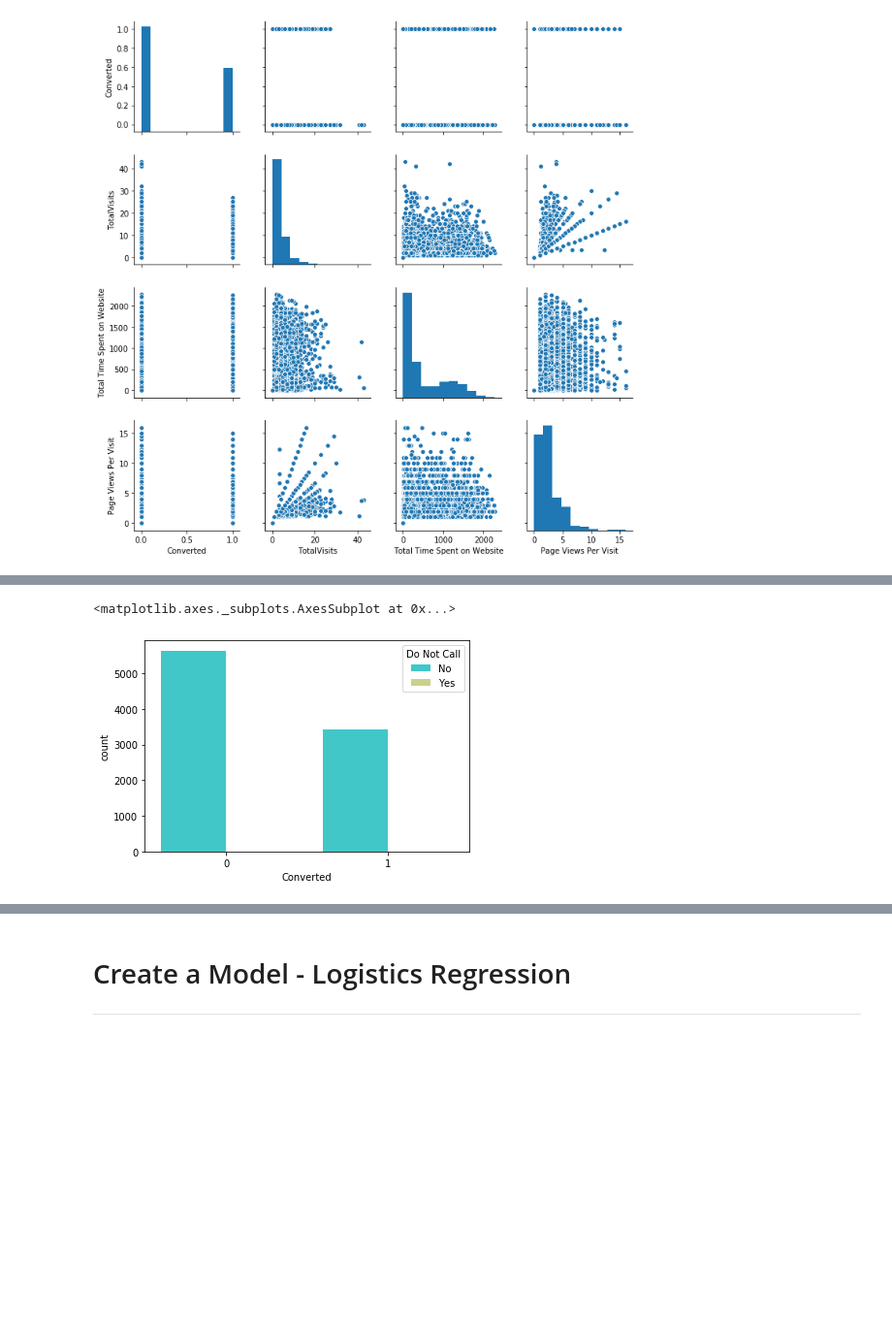
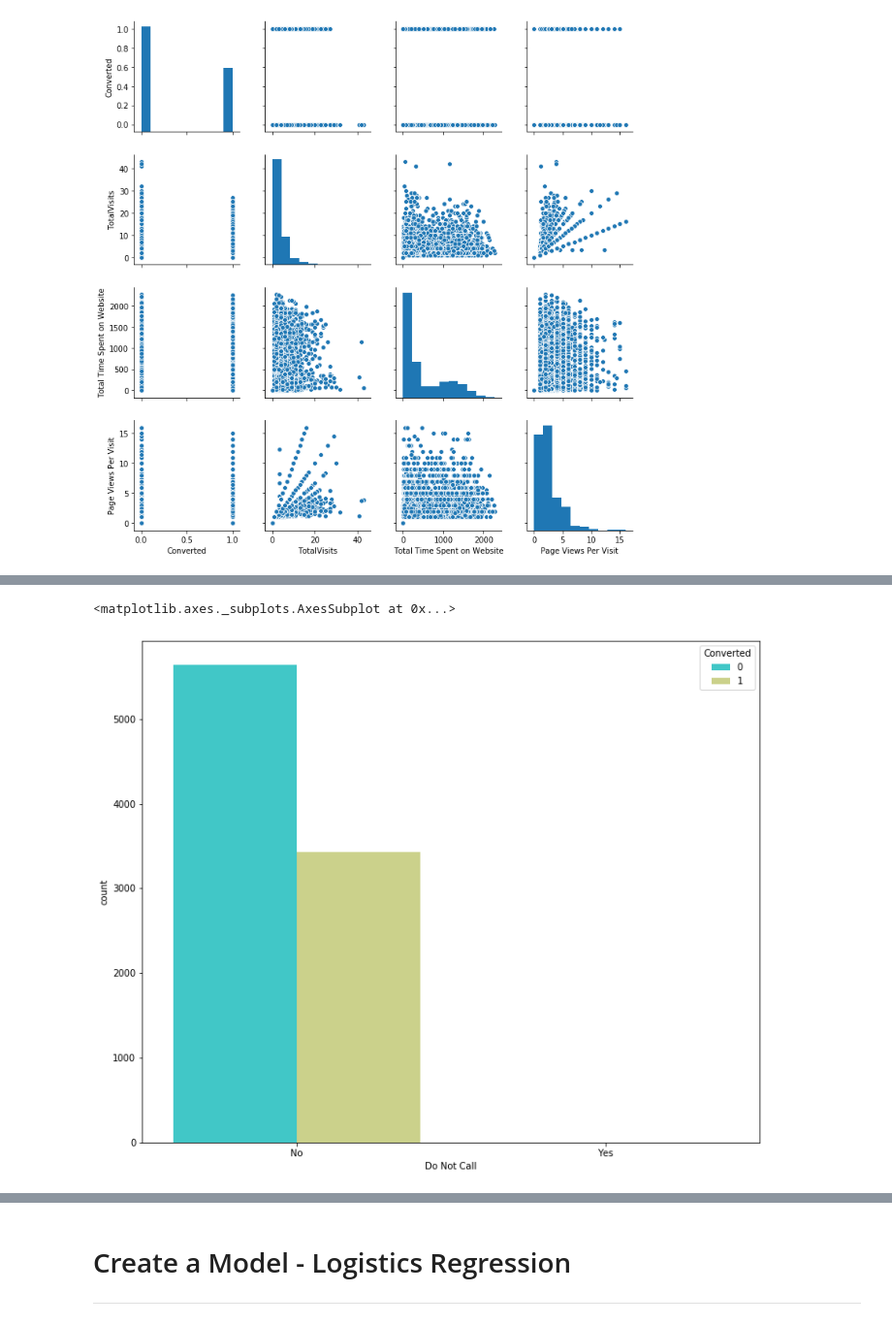
Before and after one commit to EvelinPaulik/Leads-Conversion-Logistic-Regression-Model, a Jupyter notebook: index.ipynb, the cells around one changed output, grey strips where cells are left out. Shown at 97% size. Drawn from its saved outputs; the diff is of its cells as text; code cells hidden in the pictures; blank space fills up the shorter version.

```diff
--- a/index.ipynb
+++ b/index.ipynb
@@ -416,5 +443,5 @@ sns.countplot(x='Converted', data=df, hue='Do Not Email', palette='rainbow')
 # %%
-sns.countplot(x='Converted', data=df, hue='Do Not Call', palette='rainbow')
+sns.countplot(x='Do Not Call', data=df, hue='Converted', palette='rainbow')
 # %% [output]
 <matplotlib.axes._subplots.AxesSubplot at 0x...>
-[figure, old version]
+[figure, new version]
```
Also changed, not shown: parts of 55 cells of this notebook.
